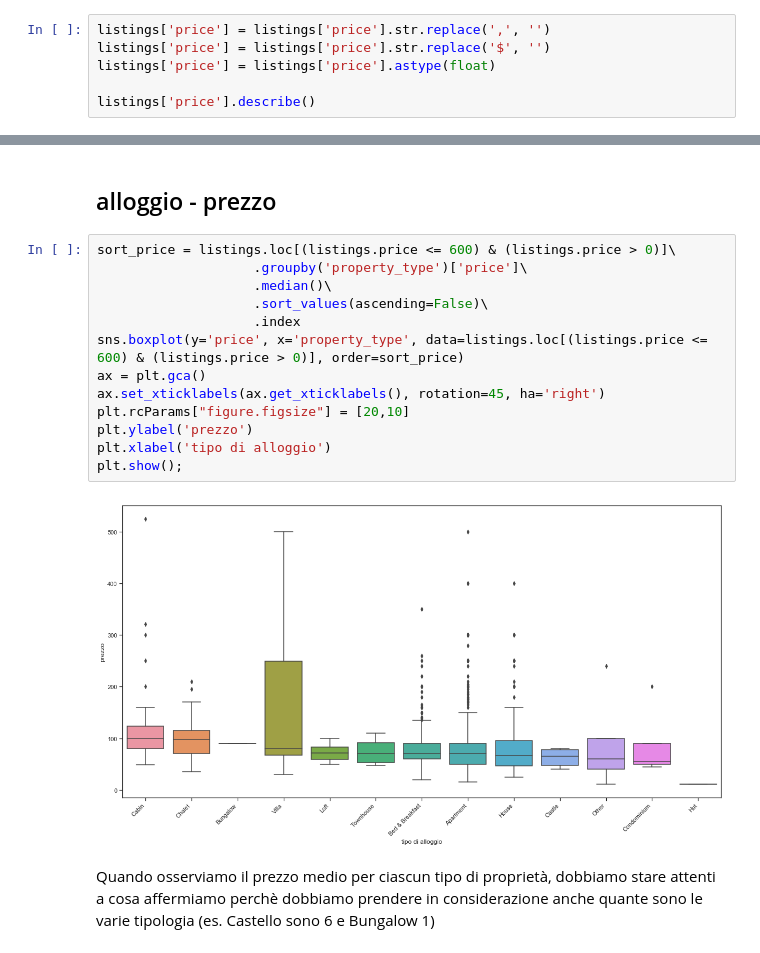
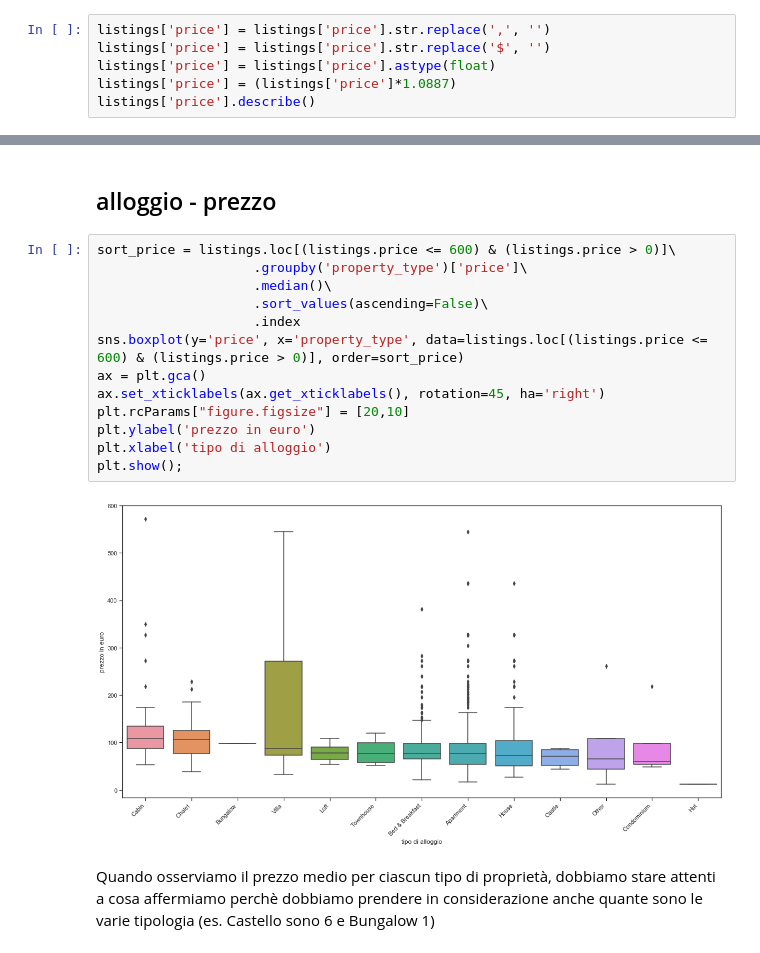
Before and after one commit to napo/airbnb_trentino2015, a Jupyter notebook: alloggi airbnb in trentino - anno 2015.ipynb, the cells around one changed output, grey strips where cells are left out. Cells and saved outputs as stored; diff of their text form.

```diff
--- a/alloggi airbnb in trentino - anno 2015.ipynb
+++ b/alloggi airbnb in trentino - anno 2015.ipynb
@@ -175,7 +207,7 @@ Come previsto, la maggior parte dei revisori lascia alti punteggi.
 listings['price'] = listings['price'].str.replace(',', '')
 listings['price'] = listings['price'].str.replace('$', '')
 listings['price'] = listings['price'].astype(float)
-
+listings['price'] = (listings['price']*1.0887)
 listings['price'].describe()
 # %% [output]
 count    1847.000000
@@ -286,18 +338,18 @@ i prezzi in trentino sono superiori a Trento
 # %%
 sort_price = listings.loc[(listings.price <= 600) & (listings.price > 0)]\
                     .groupby('property_type')['price']\
                     .median()\
                     .sort_values(ascending=False)\
                     .index
 sns.boxplot(y='price', x='property_type', data=listings.loc[(listings.price <= 600) & (listings.price > 0)], order=sort_price)
 ax = plt.gca()
 ax.set_xticklabels(ax.get_xticklabels(), rotation=45, ha='right')
 plt.rcParams["figure.figsize"] = [20,10]
-plt.ylabel('prezzo')
+plt.ylabel('prezzo in euro')
 plt.xlabel('tipo di alloggio')
 plt.show();
 # %% [output]
-[figure, old version]
+[figure, new version]
 # %% [markdown]
 Quando osserviamo il prezzo medio per ciascun tipo di proprietà, dobbiamo stare attenti a cosa affermiamo perchè dobbiamo prendere in considerazione anche quante sono le varie tipologia (es. Castello sono 6 e Bungalow 1)
 # %%
```
Also changed, not shown: parts of 27 cells of this notebook.
